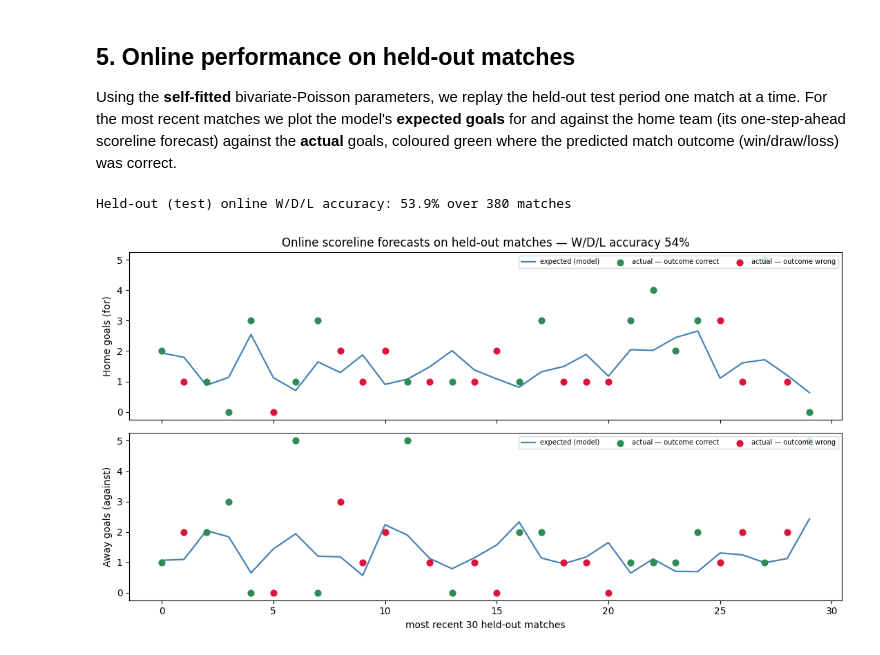
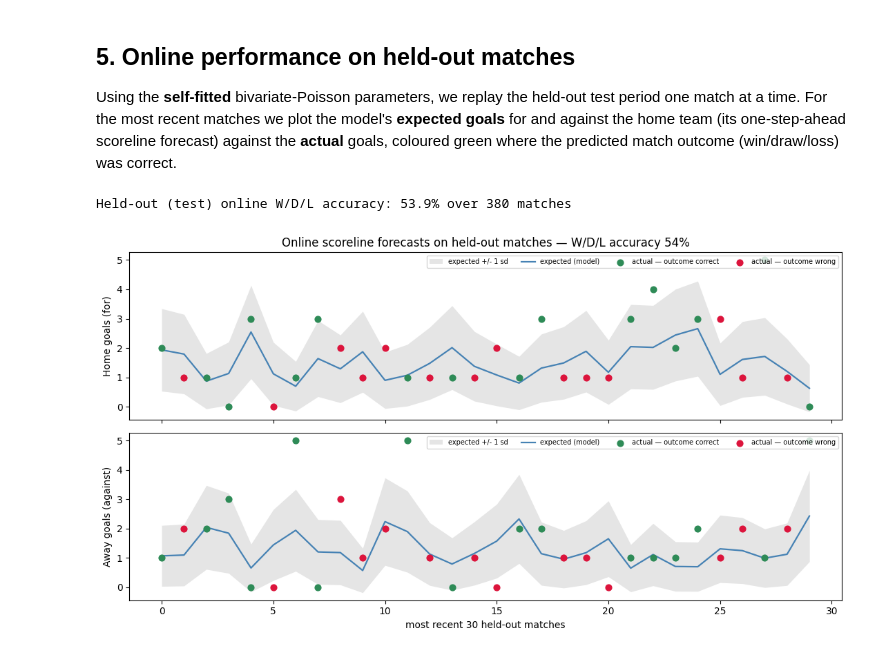
Before and after one commit to DanWaxman/dynestyx, a Jupyter notebook: docs/deep_dives/duffield_football_epl.ipynb, the cells around one changed output. Drawn from its saved outputs; the diff is of its cells as text; code cells hidden in the pictures.

```diff
--- a/docs/deep_dives/duffield_football_epl.ipynb
+++ b/docs/deep_dives/duffield_football_epl.ipynb
@@ -347,28 +352,31 @@ Using the **self-fitted** bivariate-Poisson parameters, we replay the held-out t
 # %%
 grids = np.asarray(bp_online_out["score_grids"])
 gv = np.arange(grids.shape[-1])
-exp_home = (grids.sum(2) * gv).sum(1)
-exp_away = (grids.sum(1) * gv).sum(1)
+ph = grids.sum(2); pa = grids.sum(1)  # marginal home / away goal distributions
+exp_home = (ph * gv).sum(1); exp_away = (pa * gv).sum(1)
+sd_home = np.sqrt(np.clip((ph * gv**2).sum(1) - exp_home**2, 0, None))
+sd_away = np.sqrt(np.clip((pa * gv**2).sum(1) - exp_away**2, 0, None))
 wdl_pred = np.asarray(bp_online_out["wdl"]).argmax(1)
 actual_out = np.asarray(bp_online_out["outcomes"])
 correct = wdl_pred == actual_out
 acc = correct[test_start:].mean()
 print(f"Held-out (test) online W/D/L accuracy: {acc*100:.1f}% over {K - test_start} matches")
 
 N = 30
 sl = slice(K - N, K); x = np.arange(N)
 ah = np.asarray(match_goals)[sl, 0]; aa = np.asarray(match_goals)[sl, 1]
-eh, ea, cc = exp_home[sl], exp_away[sl], correct[sl]
+cc = correct[sl]
 fig, axes = plt.subplots(2, 1, figsize=(11, 6), sharex=True)
-for ax, exp, act, ttl in [(axes[0], eh, ah, "Home goals (for)"),
-                          (axes[1], ea, aa, "Away goals (against)")]:
+for ax, exp, sd, act, ttl in [(axes[0], exp_home[sl], sd_home[sl], ah, "Home goals (for)"),
+                              (axes[1], exp_away[sl], sd_away[sl], aa, "Away goals (against)")]:
+    ax.fill_between(x, exp - sd, exp + sd, color="0.8", alpha=0.5, lw=0, label="expected +/- 1 sd")
     ax.plot(x, exp, color="steelblue", lw=1.6, label="expected (model)")
     ax.scatter(x[cc], act[cc], c="seagreen", s=40, zorder=3, label="actual — outcome correct")
     ax.scatter(x[~cc], act[~cc], c="crimson", s=40, zorder=3, label="actual — outcome wrong")
-    ax.set_ylabel(ttl); ax.legend(fontsize=7, ncol=3, loc="upper right")
+    ax.set_ylabel(ttl); ax.legend(fontsize=7, ncol=4, loc="upper right")
 axes[1].set_xlabel(f"most recent {N} held-out matches")
 axes[0].set_title(f"Online scoreline forecasts on held-out matches — W/D/L accuracy {acc*100:.0f}%")
 plt.tight_layout(); plt.show()
 # %% [output]
 Held-out (test) online W/D/L accuracy: 53.9% over 380 matches
-[figure, old version]
+[figure, new version]
```
Also changed, not shown: parts of 1 cell of this notebook, 2 other files.
